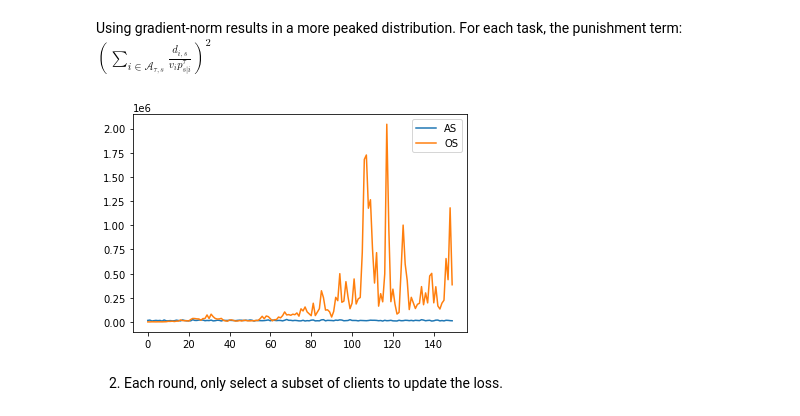
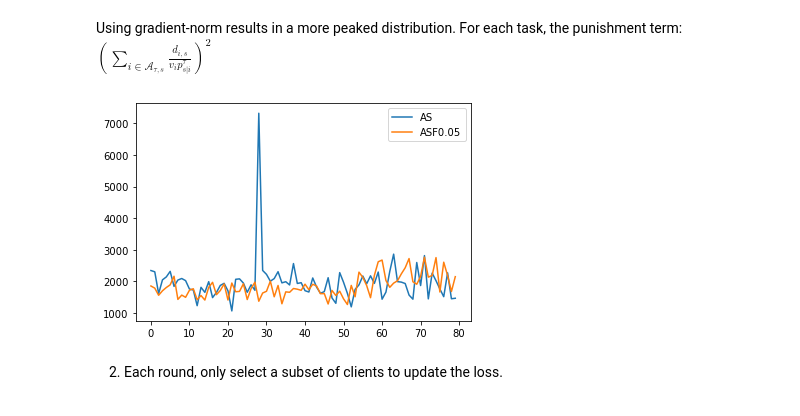
Before and after one commit to haoran-zh/mmfl-Dec, a Jupyter notebook: new_idea.ipynb, the cells around one changed output. Drawn from its saved outputs; the diff is of its cells as text; code cells hidden in the pictures.

```diff
--- a/new_idea.ipynb
+++ b/new_idea.ipynb
@@ -3,7 +3,7 @@
 Though gradient-norm and loss value will all decrease as the training goes, gradient-norm is easier to oscillate than loss value, since it is not our direct objective. That will cause the probability distribution more "unbalanced".
 # %%
 import numpy as np
-folder_name = "./result/5task_nnnnn_distribution_lessVenn_OS_a1_14"
+folder_name = "./result/1task_nnnnn_lessVennc0.1uv0.9_OS_a1_14"
 # read gradient_AS.pkl
 import pickle
 with open(folder_name+"/gradient_OS.pkl", "rb") as f:
@@ -18,7 +18,7 @@ plt.xlabel("rounds")
 plt.ylabel("gradient-norm")
 plt.show()
 
-folder_name = "./result/5task_nnnnn_distribution_lessVenn_AS_a1_14"
+folder_name = "./result/1task_nnnnn_lessVennc0.1uv0.9_AS_a1_14"
 # read gradient_AS.pkl
 import pickle
 with open(folder_name+"/gradient_AS.pkl", "rb") as f:
@@ -230,7 +227,7 @@ import numpy as np
 # read gradient_AS.pkl
 import pickle
 #folder_name_OS = "./result/5task_nnnnn_mse_lessVennc0.1_OS_a1_17"
-folder_name_OS = "./result/5task_nnnnn_fffse_lessVenn_OS_a1_14"
+folder_name_OS = "./result/1task_nnnnn_lessVennc0.1uv0.9_OS_a1_15"
 with open(folder_name_OS+"/gradient_OS.pkl", "rb") as f:
     gradient_OS = pickle.load(f)
 # last round
@@ -360,11 +357,14 @@ def sampling_variance(psi):
 from tqdm import tqdm
 import pickle
 import numpy as np
-folder_variance_AS = "./result/5task_nnnnn_distribution_lessVenn_AS_a1_16"
+folder_variance_AS = "./result/5task_nnnnn_distribution_lessVennssp_AS_a1_14"
 with open(folder_variance_AS+"/psi_AS.pkl", "rb") as f:
     psi_AS = pickle.load(f)
 with open(folder_variance_AS+"/client_task_ability.pkl", "rb") as f:
     client_task_ability = pickle.load(f)
+# read dis
+with open(folder_variance_AS+"/dis.pkl", "rb") as f:
+    dis = pickle.load(f)
 processor2client = {}
 processor_num = sum(client_task_ability)
 p_index = 0
@@ -378,11 +378,14 @@ for p_distribution in tqdm(psi_AS):
     variance_AS.append(sampling_variance(p_distribution))
 # %%
 # compute variance, OS
-folder_variance_OS = "./result/5task_nnnnn_distribution_lessVenn_OS_a1_16"
-with open(folder_variance_OS+"/psi_OS.pkl", "rb") as f:
+folder_variance_OS = "./result/5task_nnnnn_distribution_lessVennssp_ASF0.05_a1_14"
+with open(folder_variance_OS+"/psi_AS.pkl", "rb") as f:
     psi_OS = pickle.load(f)
 with open(folder_variance_OS+"/client_task_ability.pkl", "rb") as f:
     client_task_ability = pickle.load(f)
+# read dis
+with open(folder_variance_OS+"/dis.pkl", "rb") as f:
+    dis = pickle.load(f)
 processor2client = {}
 processor_num = sum(client_task_ability)
 p_index = 0
@@ -396,12 +399,13 @@ for p_distribution in tqdm(psi_OS):
 # %%
 # plot variance
 import matplotlib.pyplot as plt
-plt.plot(variance_AS, label="AS")
-plt.plot(variance_OS, label="OS")
+plt.plot(variance_AS[-80:], label="AS")
+plt.plot(variance_OS[-80:], label="ASF0.05")
 plt.legend()
 plt.show()
+# also random
 # %% [output]
-[figure, old version]
+[figure, new version]
 # %% [markdown]
 2. Each round, only select a subset of clients to update the loss.
 # %%
```
Also changed, not shown: parts of 10 cells of this notebook, 6 other files.
